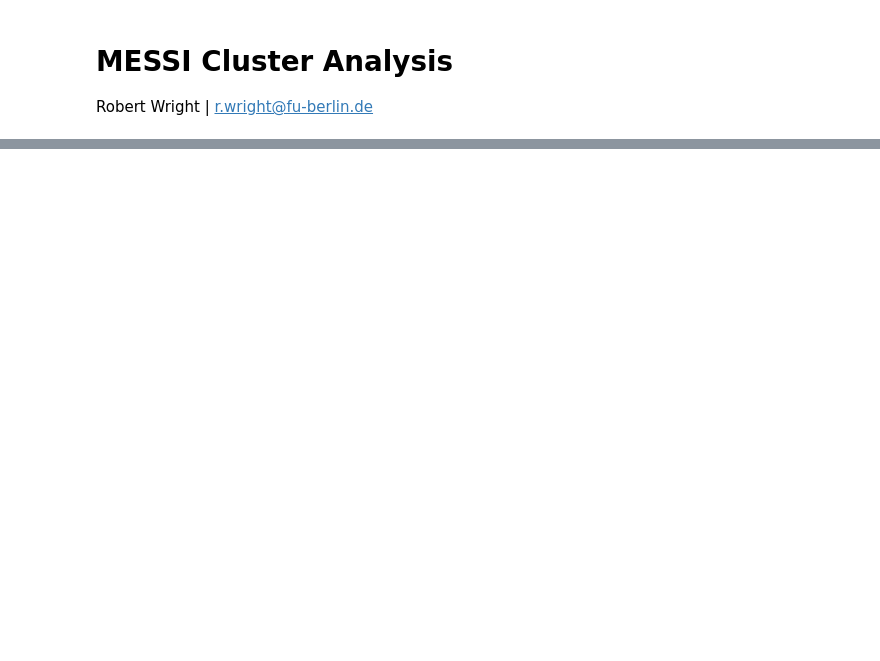
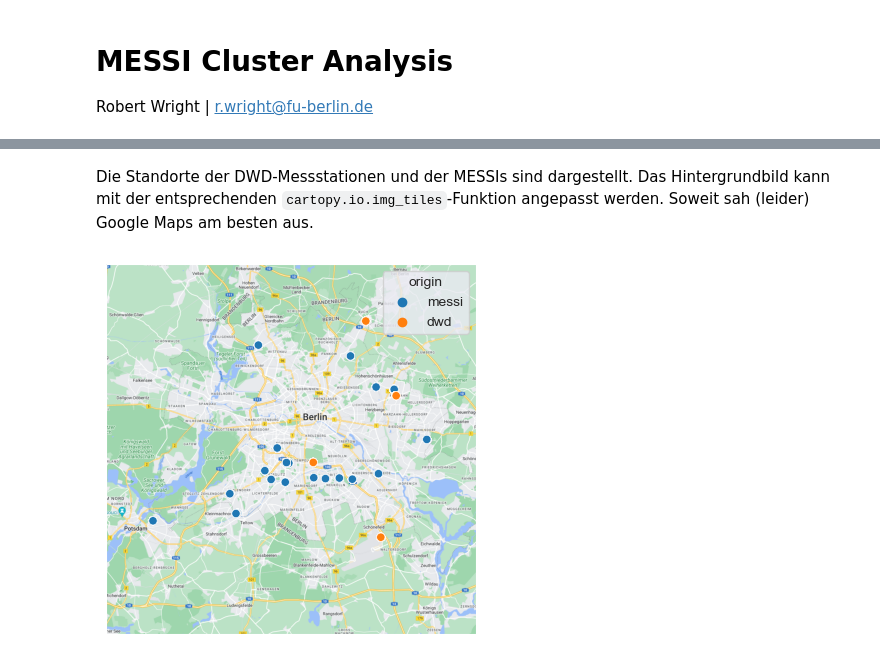
Before and after one commit to vegan-schnitzel/messi-cluster-analysis, a Jupyter notebook: code/main.ipynb, the cells around one changed output, grey strips where cells are left out. Saved outputs shown, nothing was run; the diff lists cells and outputs as text; code cells hidden in the pictures; blank space fills up the shorter version.

```diff
--- a/code/main.ipynb
+++ b/code/main.ipynb
@@ -125,0 +116,21 @@ test
+# %% [markdown]
+Die Standorte der DWD-Messstationen und der MESSIs sind dargestellt. Das Hintergrundbild kann mit der entsprechenden `cartopy.io.img_tiles`-Funktion angepasst werden. Soweit sah (leider) Google Maps am besten aus.
+# %%
+# locations
+# https://scitools.org.uk/cartopy/docs/v0.18/cartopy/io/img_tiles.html
+# https://docs.dkrz.de/doc/visualization/sw/python/source_code/python-matplotlib-example-high-resolution-background-image-plot.html
+
+trans = ccrs.PlateCarree() # do not change!
+request = cimgt.GoogleTiles() # zoom level = 11
+#request = cimgt.OSM() # zoom level = 10
+#request = cimgt.Stamen(style="toner") # zoom level = 10
+#extent = [10, 15, 50, 55]  # (xmin, xmax, ymin, ymax)
+
+fig, ax = plt.subplots(subplot_kw={"projection": request.crs})
+ax.add_image(request, 11)
+sns.scatterplot(data=tmp_raw, x="lon", y="lat", hue="origin", transform=trans, ax=ax)
+#ax.scatter(tmp_raw.lon, tmp_raw.lat, transform=trans) # faster plotting for debugging
+
+fig.savefig("../figs/locations.png", dpi=300, bbox_inches="tight")
+# %% [output]
+[figure, added]
```
Also changed, not shown: parts of 19 cells of this notebook, 4 other files.
